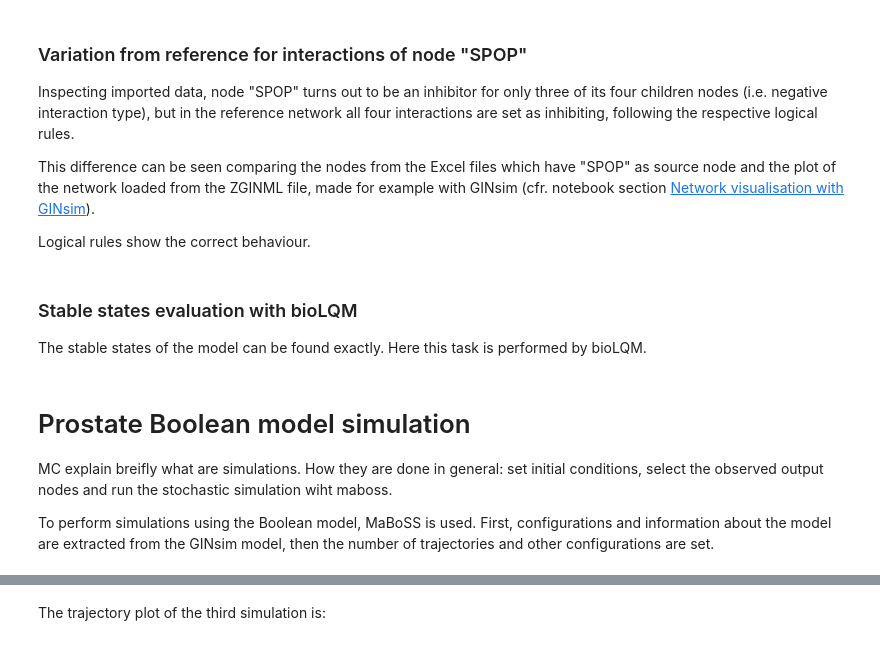
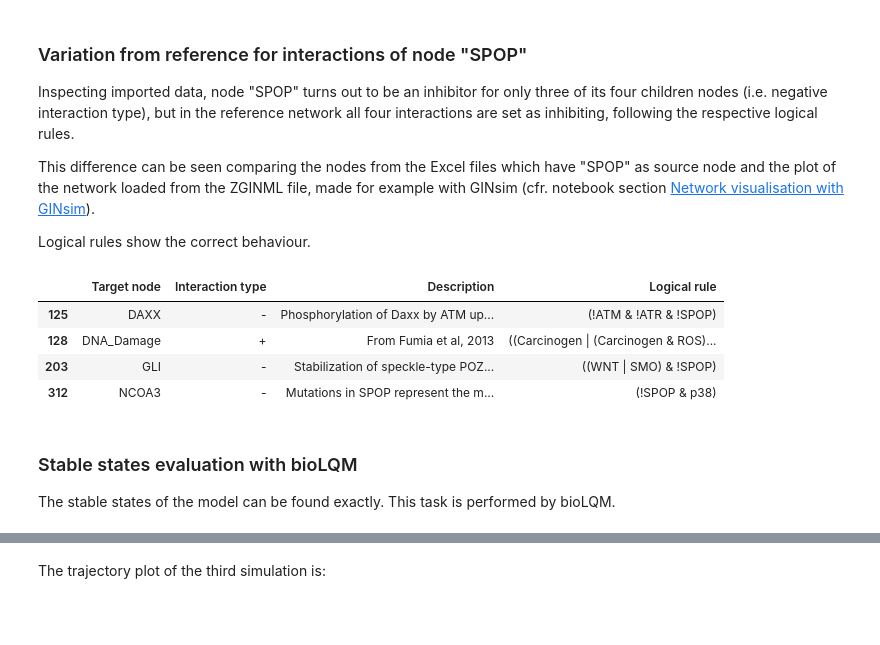
Before and after one commit to mirasac/intrdata, a Jupyter notebook: first/Marco_Casari_first_part.ipynb, the cells around one changed output, grey strips where cells are left out. Cells and saved outputs as stored; diff of their text form; code cells hidden in the pictures; blank space fills up the shorter version.

```diff
--- a/first/Marco_Casari_first_part.ipynb
+++ b/first/Marco_Casari_first_part.ipynb
@@ -220,19 +264,27 @@ This difference can be seen comparing the nodes from the Excel files which have
 
 Logical rules show the correct behaviour.
 # %%
+# Change dataframe display settings to improve visualization.
 pat_old = pd.get_option("display.max_colwidth")
 pd.set_option("display.max_colwidth", None)
-display(df_nodes_interactions.loc[df_nodes_interactions["Source"] == "SPOP", ("Target node", "Interaction type", "Description")])
+
+display(df_nodes_interactions.loc[
+    df_nodes_interactions["Source"] == "SPOP",
+    ("Target node", "Interaction type", "Description", "Logical rule")
+])
+
+# Restore previous dataframe display settings.
 pd.set_option("display.max_colwidth", pat_old)
 del pat_old
+# %% [output]
+|  | Target node | Interaction type | Description | Logical rule |
+| 125 | DAXX | - | Phosphorylation of Daxx by ATM up... | (!ATM & !ATR & !SPOP) |
+| 128 | DNA_Damage | + | From Fumia et al, 2013 | ((Carcinogen | (Carcinogen & ROS)... |
+| 203 | GLI | - | Stabilization of speckle-type POZ... | ((WNT | SMO) & !SPOP) |
+| 312 | NCOA3 | - | Mutations in SPOP represent the m... | (!SPOP & p38) |
 # %% [markdown]
 ### Stable states evaluation with bioLQM
-The stable states of the model can be found exactly. Here this task is performed by bioLQM.
+The stable states of the model can be found exactly. This task is performed by bioLQM.
 # %%
 biolqm_model = ginsim.to_biolqm(ginsim_model)
 #biolqm_fixpoints = biolqm.fixpoints(biolqm_model)  # Comment out to speed up the execution of the notebook.
-# %% [markdown]
-# Prostate Boolean model simulation
-MC explain breifly what are simulations. How they are done in general: set initial conditions, select the observed output nodes and run the stochastic simulation wiht maboss.
-
-To perform simulations using the Boolean model, MaBoSS is used. First, configurations and information about the model are extracted from the GINsim model, then the number of trajectories and other configurations are set.
```
Also changed, not shown: parts of 24 cells of this notebook, 7 other files.
